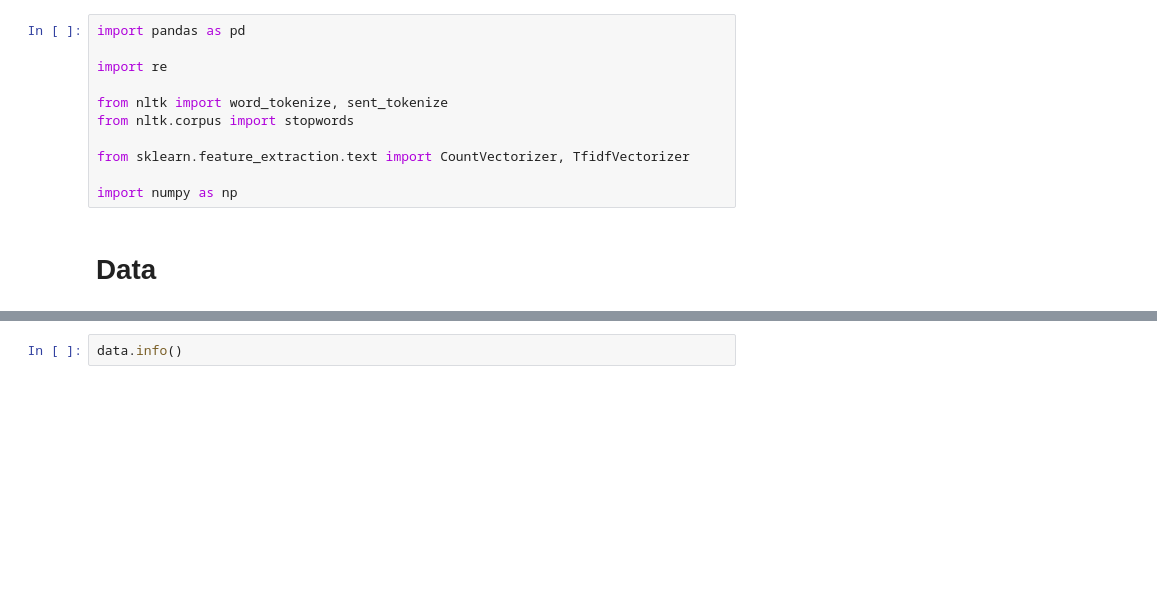
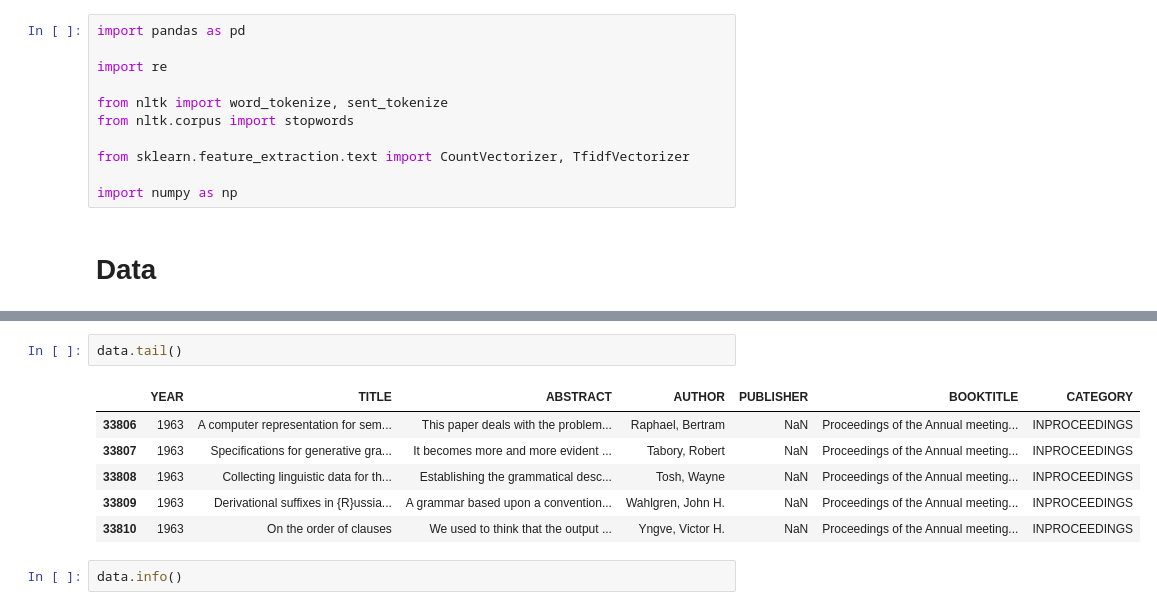
Before and after one commit to mateosuster/nlpPapers, a Jupyter notebook: code/04_LDA_Preliminar.ipynb, the cells around one changed output, grey strips where cells are left out. Drawn from its saved outputs; the diff is of its cells as text; blank space fills up the shorter version.

```diff
--- a/code/04_LDA_Preliminar.ipynb
+++ b/code/04_LDA_Preliminar.ipynb
@@ -33,6 +33,15 @@ data.head()
 | 2 | 2022 | Craft an Iron Sword: Dynamically ... | Non-Player Characters (NPCs) sign... | Volum, Ryan and | Association for Computational Lin... | Proceedings of the 3rd Wordplay: ... | INPROCEEDINGS |
 | 3 | 2022 | A Sequence Modelling Approach to ... | Interactive Question Answering (I... | Furman, Gregory and | Association for Computational Lin... | Proceedings of the 3rd Wordplay: ... | INPROCEEDINGS |
 | 4 | 2022 | Automatic Exploration of Textual ... | The purpose of this extended abst... | Teodorescu, Laetitia and | Association for Computational Lin... | Proceedings of the 3rd Wordplay: ... | INPROCEEDINGS |
+# %%
+data.tail()
+# %% [output]
+|  | YEAR | TITLE | ABSTRACT | AUTHOR | PUBLISHER | BOOKTITLE | CATEGORY |
+| 33806 | 1963 | A computer representation for sem... | This paper deals with the problem... | Raphael, Bertram | NaN | Proceedings of the Annual meeting... | INPROCEEDINGS |
+| 33807 | 1963 | Specifications for generative gra... | It becomes more and more evident ... | Tabory, Robert | NaN | Proceedings of the Annual meeting... | INPROCEEDINGS |
+| 33808 | 1963 | Collecting linguistic data for th... | Establishing the grammatical desc... | Tosh, Wayne | NaN | Proceedings of the Annual meeting... | INPROCEEDINGS |
+| 33809 | 1963 | Derivational suffixes in {R}ussia... | A grammar based upon a convention... | Wahlgren, John H. | NaN | Proceedings of the Annual meeting... | INPROCEEDINGS |
+| 33810 | 1963 | On the order of clauses | We used to think that the output ... | Yngve, Victor H. | NaN | Proceedings of the Annual meeting... | INPROCEEDINGS |
 # %%
 data.info()
 # %% [output]
```
Also changed, not shown: parts of 10 cells of this notebook.
